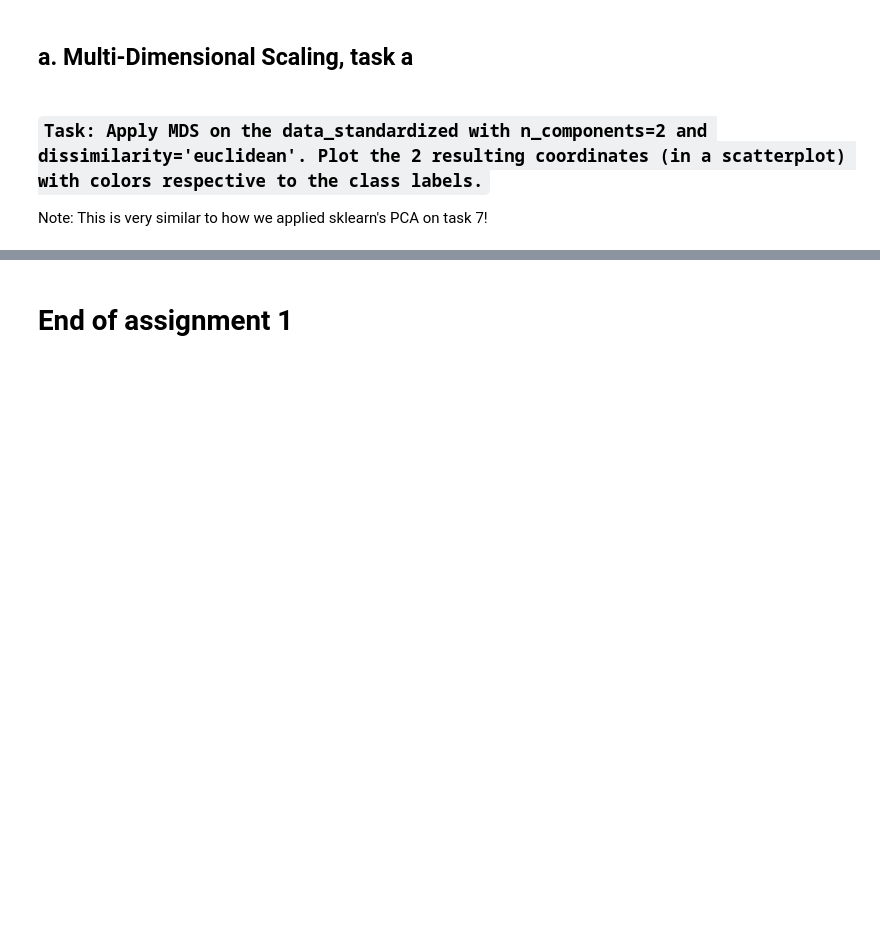
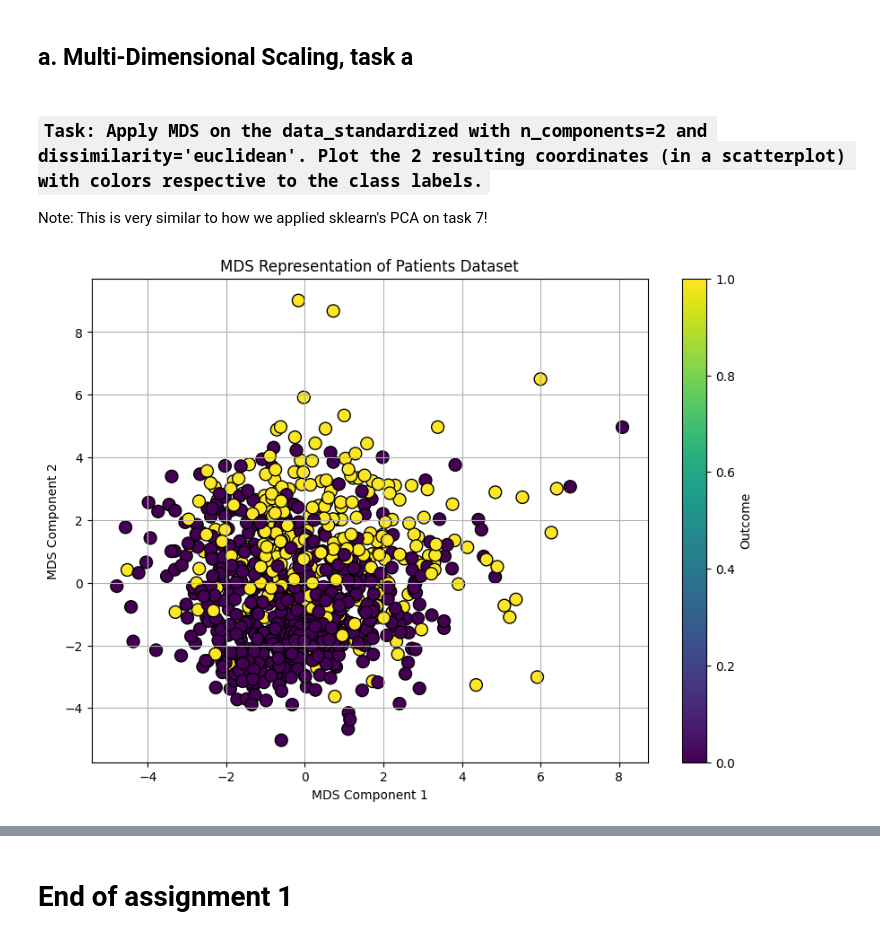
Before and after one commit to muhammad1928/SU-FODS, a Jupyter notebook: homework-1/HW1_instructions_24.ipynb, the cells around one changed output, grey strips where cells are left out. Drawn from its saved outputs; the diff is of its cells as text; code cells hidden in the pictures; blank space fills up the shorter version.

```diff
--- a/homework-1/HW1_instructions_24.ipynb
+++ b/homework-1/HW1_instructions_24.ipynb
@@ -473,29 +606,24 @@ Please check the sklearn page for MDS to be able to implement the above tasks: [
 
 Note: This is very similar to how we applied sklearn's PCA on task 7!
 # %%
-    # step 1: Initialize MDS with n_components = 2, random_state=8.
+# step 1: Initialize MDS with n_components = 2, random_state=8.
 # step 2: Fit and transform the standardized dataset
 # step 3: Plot the resulting reduced dataset with colors respective to the class (Outcome).
 
-# Step 1: Initialize MDS
-mds = MDS(n_components=2, dissimilarity='euclidean', random_state=8)
-mds_coordinates = mds.fit_transform(data_standardized)
-
-mds_df = pd.DataFrame(data=mds_coordinates, columns=['MDS1', 'MDS2'])
-mds_df['Outcome'] = y
-
-# Step 3: Plot the resulting reduced dataset with colors respective to the class (Outcome)
-plt.figure(figsize=(8, 6))
-plt.scatter(mds_df['MDS1'], mds_df['MDS2'], c=mds_df['Outcome'], cmap='viridis')
-plt.xlabel('MDS1')
-plt.ylabel('MDS2')
-plt.title('MDS Scatter Plot')
-plt.colorbar(label='Outcome')
-plt.show()
 
 
-mds_coordinates = mds.fit_transform(data_standardized)
 
-X_2d_a = np.zeros([2, 2]) # change this assignment on X_2d_a, but keep X_2d_a as the name of the resulting MDS numpy array
+mds = MDS(n_components=2, random_state=8, dissimilarity='euclidean')
+X_2d_a = mds.fit_transform(data_standardized)
+plt.figure(figsize=(10, 7))
+scatter = plt.scatter(X_2d_a[:, 0], X_2d_a[:, 1], c=y, cmap='viridis', edgecolor='k', s=100)
+plt.title('MDS Representation of Patients Dataset')
+plt.xlabel('MDS Component 1')
+plt.ylabel('MDS Component 2')
+plt.colorbar(scatter, label='Outcome')
+plt.grid()
+plt.show()
+# %% [output]
+[figure, added]
 # %%
 X_2d_a
```
Also changed, not shown: parts of 31 cells of this notebook.
